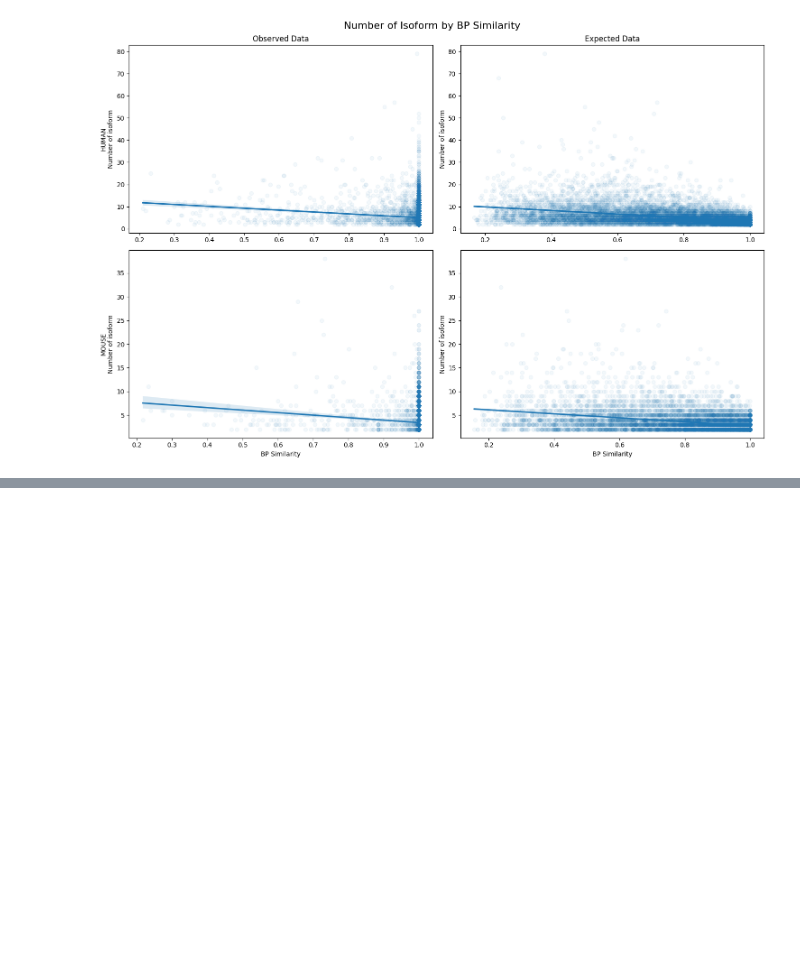
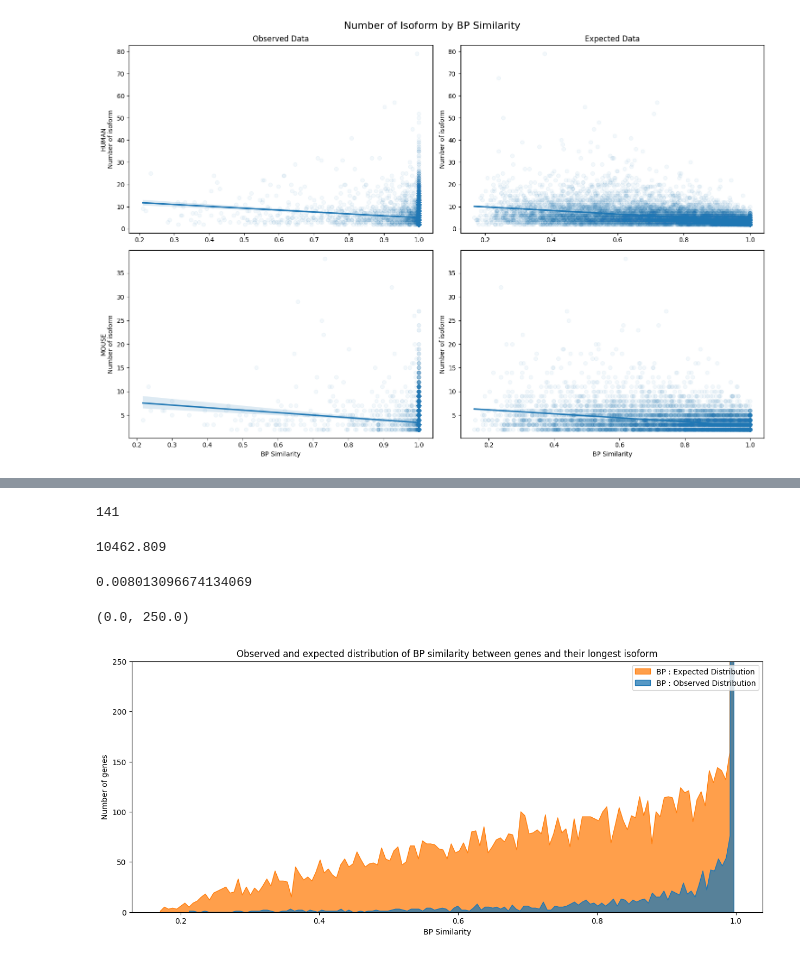
Before and after one commit to pierregerenton/multiisoformVSsingleisoform, a Jupyter notebook: src/notebook_note_graph/result_graph_and_summary.ipynb, the cells around one changed output, grey strips where cells are left out. Saved outputs shown, nothing was run; the diff lists cells and outputs as text; code cells hidden in the pictures; blank space fills up the shorter version.

```diff
--- a/src/notebook_note_graph/result_graph_and_summary.ipynb
+++ b/src/notebook_note_graph/result_graph_and_summary.ipynb
@@ -222,3 +222,5 @@ fig.suptitle("Number of Isoform by BP Similarity", fontsize=16)
 pyplot.tight_layout()
 # %% [output]
 [figure]
+# %%
+data = pd.read_csv('/home/pgerenton/Documents/multiisoformVSsingleisoform/res/human.precise_analysis_of_one_multiisoform_annotation.data.tsv', sep='\t')
@@ -224,0 +243,29 @@ pyplot.tight_layout()
+# %%
+gene_set = data['GENE_ID'].tolist()
+bins_number = int(len(gene_set)/100)
+bins_number
+# %% [output]
+141
+# %%
+len(BP_OBS)*0.9015
+# %% [output]
+10462.809
+# %%
+BP_OBS = data['BP_SIMILARITY'][data['BP_SIMILARITY'].notna()]
+BP_EXP = data['SHUFFLE_BP_SIM'][data['SHUFFLE_BP_SIM'].notna()]
+# %%
+sum(BP_OBS<0.6)/sum(BP_OBS<=1)
+# %% [output]
+0.008013096674134069
+# %%
+pyplot.figure(figsize=(15, 6))
+sns.histplot(BP_EXP, bins=bins_number,element='poly', color="#ff7f0e")
+sns.histplot(BP_OBS, bins=bins_number,element='poly', color='#1f77b4')
+pyplot.legend(['BP : Expected Distribution', 'BP : Observed Distribution'])
+pyplot.title("Observed and expected distribution of BP similarity between genes and their longest isoform")
+pyplot.xlabel("BP Similarity")
+pyplot.ylabel("Number of genes")
+pyplot.ylim(0,250)
+# %% [output]
+(0.0, 250.0)
+[figure, added]
```
Also changed, not shown: parts of 1 cell of this notebook, 12 other files.
